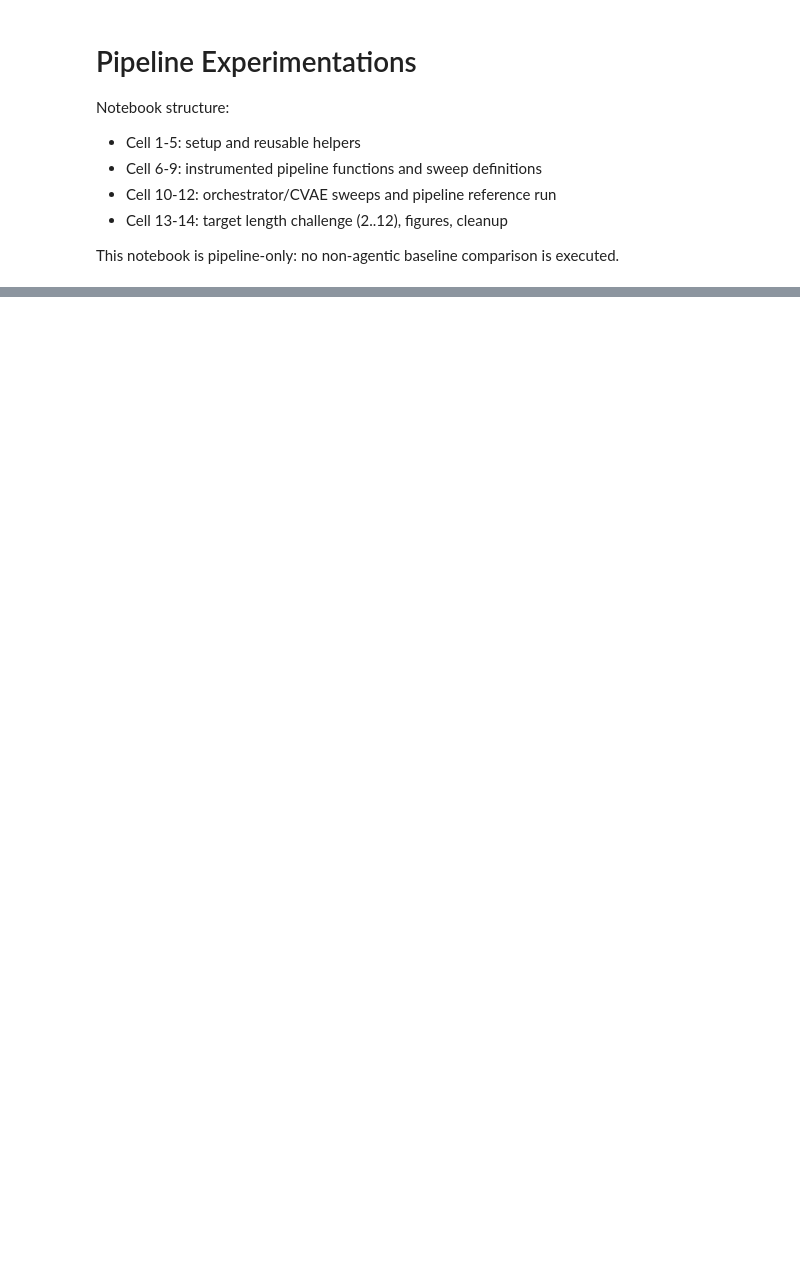
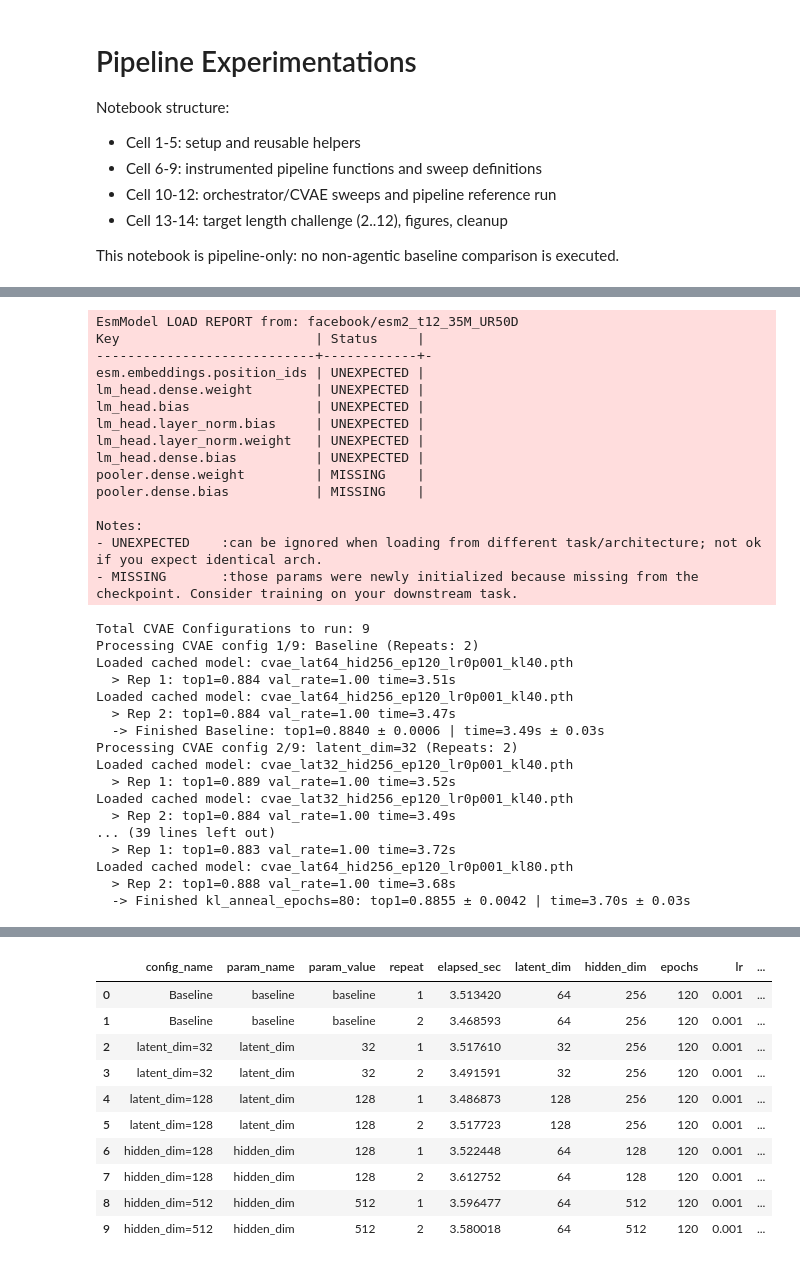
Before and after one commit to Roirtur/multi-expert-peptide-pipeline, a Jupyter notebook: notebooks/pipeline_experimentations.ipynb, the cells around one changed output, grey strips where cells are left out. Saved outputs shown, nothing was run; the diff lists cells and outputs as text; code cells hidden in the pictures; blank space fills up the shorter version.

```diff
--- a/notebooks/pipeline_experimentations.ipynb
+++ b/notebooks/pipeline_experimentations.ipynb
@@ -630,6 +721,7 @@ if RUN_CVAE_SWEEP:
         print(f"Processing CVAE config {i}/{len(cvae_tasks)}: {task['name']} (Repeats: {REPEATS})")
 
         per_cfg_metrics = []
+        per_cfg_times = []
 
         for rep in range(1, REPEATS + 1):
             seed_val = SEED + 20_000 + (100 * i) + rep
@@ -640,10 +732,11 @@ if RUN_CVAE_SWEEP:
             except Exception:
                 pass
 
-            # Train model for this specific config
+            # Train/load model for this specific config (not timed inside run).
             model = get_or_train_cvae(**cvae_cfg)
             chemist = build_chemist_from_target(TARGET)
 
+            run_start = time.perf_counter()
             top_rows, trace_df = run_instrumented_pipeline(
                 generator=model,
                 chemist=chemist,
@@ -655,26 +748,30 @@ if RUN_CVAE_SWEEP:
                 exploration_rate=orch_config['exploration_rate'],
                 random_parent_count=orch_config['random_parent_count'],
             )
+            elapsed_sec = float(time.perf_counter() - run_start)
 
             metrics = summarize_topk(top_rows)
             per_cfg_metrics.append(metrics)
+            per_cfg_times.append(elapsed_sec)
 
             cvae_records.append({
                 'config_name': task['name'],
                 'param_name': param_name,
                 'param_value': task['param_value'],
                 'repeat': rep,
+                'elapsed_sec': elapsed_sec,
                 **cvae_cfg,
                 **metrics
             })
 
-            # Simple progress log
-            print(f"  > Rep {rep}: top1={metrics['top1_score']:.3f} val_rate={metrics['validity_rate']:.2f}")
+            print(f"  > Rep {rep}: top1={metrics['top1_score']:.3f} val_rate={metrics['validity_rate']:.2f} time={elapsed_sec:.2f}s")
 
         top1_vals = [m['top1_score'] for m in per_cfg_metrics]
         mean_top1 = np.mean(top1_vals)
         std_top1 = np.std(top1_vals, ddof=1) if len(top1_vals) > 1 else 0.0
-        print(f"  -> Finished {task['name']}: top1={mean_top1:.4f} ± {std_top1:.4f}")
+        mean_time = np.mean(per_cfg_times) if per_cfg_times else 0.0
+        std_time = np.std(per_cfg_times, ddof=1) if len(per_cfg_times) > 1 else 0.0
+        print(f"  -> Finished {task['name']}: top1={mean_top1:.4f} ± {std_top1:.4f} | time={mean_time:.2f}s ± {std_time:.2f}s")
 
 cvae_raw_df = pd.DataFrame(cvae_records)
 cvae_results_df = pd.DataFrame()
@@ -689,6 +786,7 @@ if not cvae_raw_df.empty:
         'validity_rate': ['mean', 'std'],
         'unique_ratio': ['mean', 'std'],
         'mean_pairwise_distance': ['mean', 'std'],
+        'elapsed_sec': ['mean', 'std'],
         'latent_dim': 'first',
         'hidden_dim': 'first',
         'epochs': 'first'
@@ -701,3 +799,36 @@ if not cvae_raw_df.empty:
 
 display(cvae_results_df)
 display(cvae_raw_df.head(10))
+# %% [output]
+EsmModel LOAD REPORT from: facebook/esm2_t12_35M_UR50D
+Key                         | Status     |
+----------------------------+------------+-
+esm.embeddings.position_ids | UNEXPECTED |
+lm_head.dense.weight        | UNEXPECTED |
+lm_head.bias                | UNEXPECTED |
+lm_head.layer_norm.bias     | UNEXPECTED |
+lm_head.layer_norm.weight   | UNEXPECTED |
+lm_head.dense.bias          | UNEXPECTED |
+pooler.dense.weight         | MISSING    |
+pooler.dense.bias           | MISSING    |
+
+Notes:
+- UNEXPECTED    :can be ignored when loading from different task/architecture; not ok if you expect identical arch.
+- MISSING       :those params were newly initialized because missing from the checkpoint. Consider training on your downstream task.
+Total CVAE Configurations to run: 9
+Processing CVAE config 1/9: Baseline (Repeats: 2)
+Loaded cached model: cvae_lat64_hid256_ep120_lr0p001_kl40.pth
+  > Rep 1: top1=0.884 val_rate=1.00 time=3.51s
+Loaded cached model: cvae_lat64_hid256_ep120_lr0p001_kl40.pth
+  > Rep 2: top1=0.884 val_rate=1.00 time=3.47s
+  -> Finished Baseline: top1=0.8840 ± 0.0006 | time=3.49s ± 0.03s
+Processing CVAE config 2/9: latent_dim=32 (Repeats: 2)
+Loaded cached model: cvae_lat32_hid256_ep120_lr0p001_kl40.pth
+  > Rep 1: top1=0.889 val_rate=1.00 time=3.52s
+Loaded cached model: cvae_lat32_hid256_ep120_lr0p001_kl40.pth
+  > Rep 2: top1=0.884 val_rate=1.00 time=3.49s
+... (39 lines left out)
+  > Rep 1: top1=0.883 val_rate=1.00 time=3.72s
+Loaded cached model: cvae_lat64_hid256_ep120_lr0p001_kl80.pth
+  > Rep 2: top1=0.888 val_rate=1.00 time=3.68s
+  -> Finished kl_anneal_epochs=80: top1=0.8855 ± 0.0042 | time=3.70s ± 0.03s
@@ -704,3 +845,14 @@ display(cvae_raw_df.head(10))
+|  | config_name | param_name | param_value | repeat | elapsed_sec | latent_dim | hidden_dim | epochs | lr | ... |
+| 0 | Baseline | baseline | baseline | 1 | 3.513420 | 64 | 256 | 120 | 0.001 | ... |
+| 1 | Baseline | baseline | baseline | 2 | 3.468593 | 64 | 256 | 120 | 0.001 | ... |
+| 2 | latent_dim=32 | latent_dim | 32 | 1 | 3.517610 | 32 | 256 | 120 | 0.001 | ... |
+| 3 | latent_dim=32 | latent_dim | 32 | 2 | 3.491591 | 32 | 256 | 120 | 0.001 | ... |
+| 4 | latent_dim=128 | latent_dim | 128 | 1 | 3.486873 | 128 | 256 | 120 | 0.001 | ... |
+| 5 | latent_dim=128 | latent_dim | 128 | 2 | 3.517723 | 128 | 256 | 120 | 0.001 | ... |
+| 6 | hidden_dim=128 | hidden_dim | 128 | 1 | 3.522448 | 64 | 128 | 120 | 0.001 | ... |
+| 7 | hidden_dim=128 | hidden_dim | 128 | 2 | 3.612752 | 64 | 128 | 120 | 0.001 | ... |
+| 8 | hidden_dim=512 | hidden_dim | 512 | 1 | 3.596477 | 64 | 512 | 120 | 0.001 | ... |
+| 9 | hidden_dim=512 | hidden_dim | 512 | 2 | 3.580018 | 64 | 512 | 120 | 0.001 | ... |
 # %%
 pipeline_reference_rows = []
 
```
Also changed, not shown: parts of 9 cells of this notebook.
